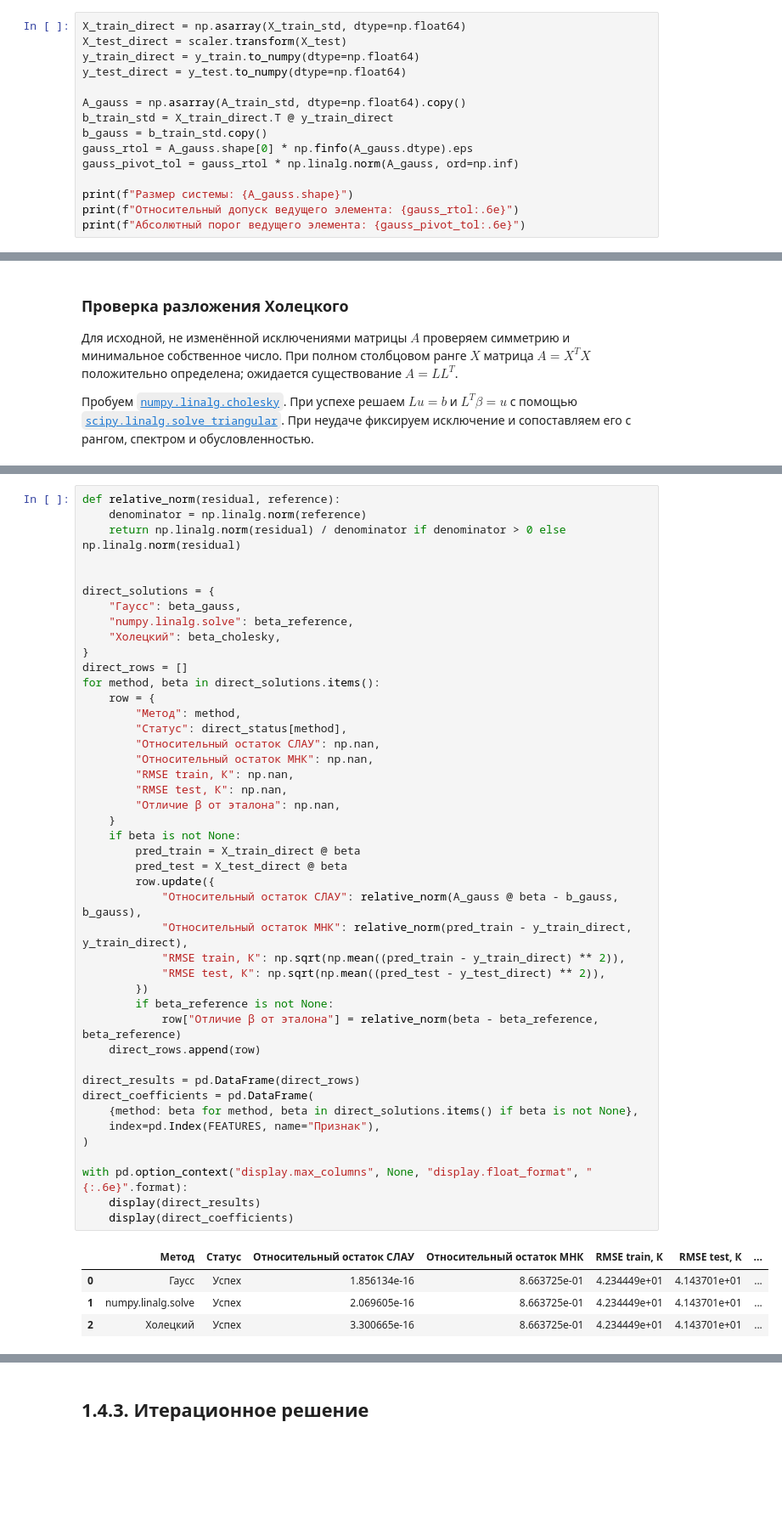
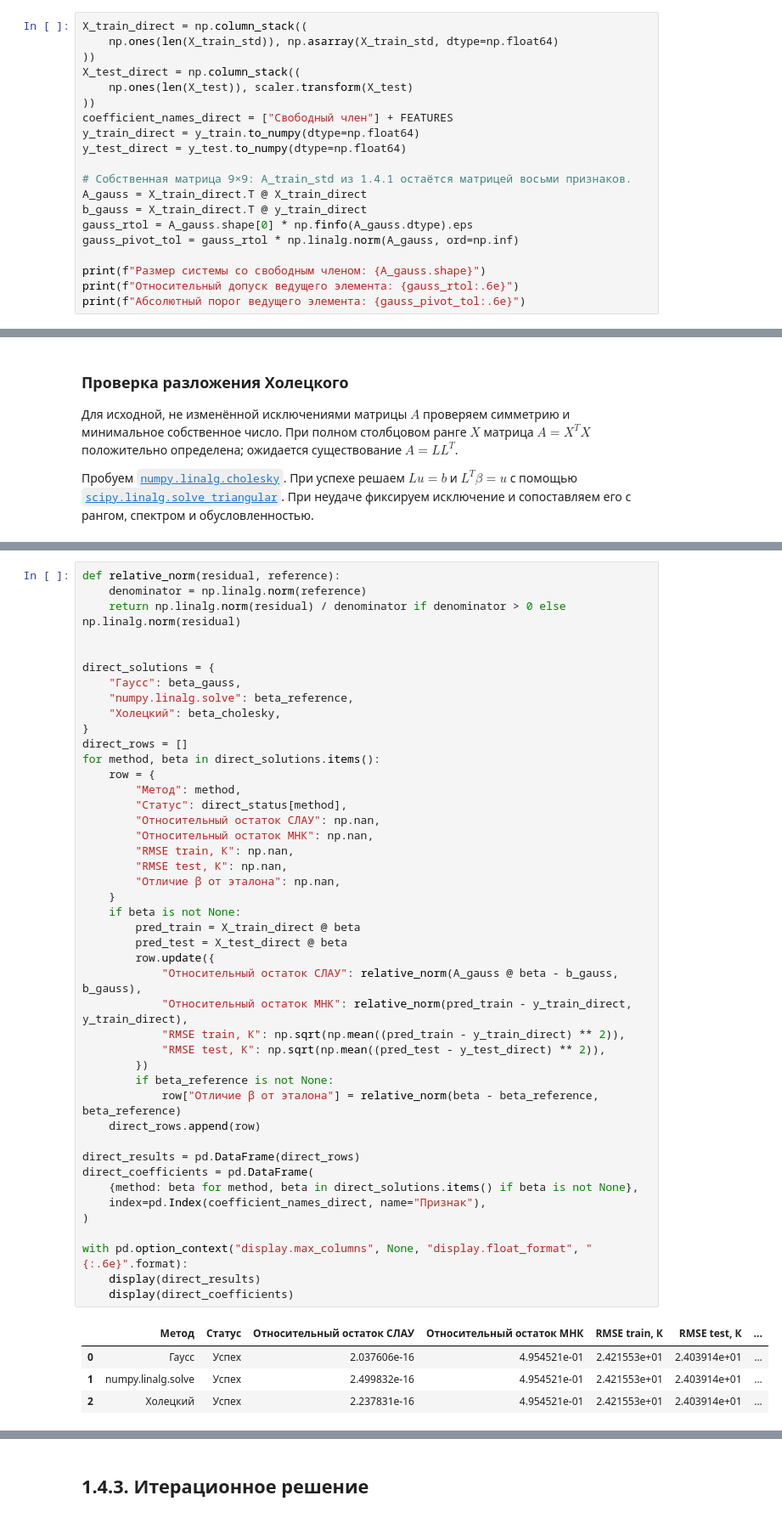
Before and after one commit to aibryanov/MOMO_labs, a Jupyter notebook: lab_1/lab_1.ipynb, the cells around one changed output, grey strips where cells are left out. Shown at 85% size. Drawn from its saved outputs; the diff is of its cells as text; blank space fills up the shorter version.

```diff
--- a/lab_1/lab_1.ipynb
+++ b/lab_1/lab_1.ipynb
@@ -389,18 +387,23 @@ $$
 
 Если максимальный кандидат не превышает этот порог, метод останавливается с объяснением; остальные сравнения продолжаются. Этот порог относится к ведущим элементам и отличается от допуска численного ранга из 1.4.1.
 # %%
-X_train_direct = np.asarray(X_train_std, dtype=np.float64)
-X_test_direct = scaler.transform(X_test)
+X_train_direct = np.column_stack((
+    np.ones(len(X_train_std)), np.asarray(X_train_std, dtype=np.float64)
+))
+X_test_direct = np.column_stack((
+    np.ones(len(X_test)), scaler.transform(X_test)
+))
+coefficient_names_direct = ["Свободный член"] + FEATURES
 y_train_direct = y_train.to_numpy(dtype=np.float64)
 y_test_direct = y_test.to_numpy(dtype=np.float64)
 
-A_gauss = np.asarray(A_train_std, dtype=np.float64).copy()
-b_train_std = X_train_direct.T @ y_train_direct
-b_gauss = b_train_std.copy()
+# Собственная матрица 9×9: A_train_std из 1.4.1 остаётся матрицей восьми признаков.
+A_gauss = X_train_direct.T @ X_train_direct
+b_gauss = X_train_direct.T @ y_train_direct
 gauss_rtol = A_gauss.shape[0] * np.finfo(A_gauss.dtype).eps
 gauss_pivot_tol = gauss_rtol * np.linalg.norm(A_gauss, ord=np.inf)
 
-print(f"Размер системы: {A_gauss.shape}")
+print(f"Размер системы со свободным членом: {A_gauss.shape}")
 print(f"Относительный допуск ведущего элемента: {gauss_rtol:.6e}")
 print(f"Абсолютный порог ведущего элемента: {gauss_pivot_tol:.6e}")
 # %% [output]
@@ -560,36 +563,36 @@ for method, beta in direct_solutions.items():
         "Статус": direct_status[method],
         "Относительный остаток СЛАУ": np.nan,
         "Относительный остаток МНК": np.nan,
         "RMSE train, К": np.nan,
         "RMSE test, К": np.nan,
         "Отличие β от эталона": np.nan,
     }
     if beta is not None:
         pred_train = X_train_direct @ beta
         pred_test = X_test_direct @ beta
         row.update({
             "Относительный остаток СЛАУ": relative_norm(A_gauss @ beta - b_gauss, b_gauss),
             "Относительный остаток МНК": relative_norm(pred_train - y_train_direct, y_train_direct),
             "RMSE train, К": np.sqrt(np.mean((pred_train - y_train_direct) ** 2)),
             "RMSE test, К": np.sqrt(np.mean((pred_test - y_test_direct) ** 2)),
         })
         if beta_reference is not None:
             row["Отличие β от эталона"] = relative_norm(beta - beta_reference, beta_reference)
     direct_rows.append(row)
 
 direct_results = pd.DataFrame(direct_rows)
 direct_coefficients = pd.DataFrame(
     {method: beta for method, beta in direct_solutions.items() if beta is not None},
-    index=pd.Index(FEATURES, name="Признак"),
+    index=pd.Index(coefficient_names_direct, name="Признак"),
 )
 
 with pd.option_context("display.max_columns", None, "display.float_format", "{:.6e}".format):
     display(direct_results)
     display(direct_coefficients)
 # %% [output]
 |  | Метод | Статус | Относительный остаток СЛАУ | Относительный остаток МНК | RMSE train, К | RMSE test, К | ... |
-| 0 | Гаусс | Успех | 1.856134e-16 | 8.663725e-01 | 4.234449e+01 | 4.143701e+01 | ... |
-| 1 | numpy.linalg.solve | Успех | 2.069605e-16 | 8.663725e-01 | 4.234449e+01 | 4.143701e+01 | ... |
-| 2 | Холецкий | Успех | 3.300665e-16 | 8.663725e-01 | 4.234449e+01 | 4.143701e+01 | ... |
+| 0 | Гаусс | Успех | 2.037606e-16 | 4.954521e-01 | 2.421553e+01 | 2.403914e+01 | ... |
+| 1 | numpy.linalg.solve | Успех | 2.499832e-16 | 4.954521e-01 | 2.421553e+01 | 2.403914e+01 | ... |
+| 2 | Холецкий | Успех | 2.237831e-16 | 4.954521e-01 | 2.421553e+01 | 2.403914e+01 | ... |
 |  | Гаусс | numpy.linalg.solve | Холецкий |
 | Признак |  |  |  |
```
Also changed, not shown: parts of 11 cells of this notebook.
